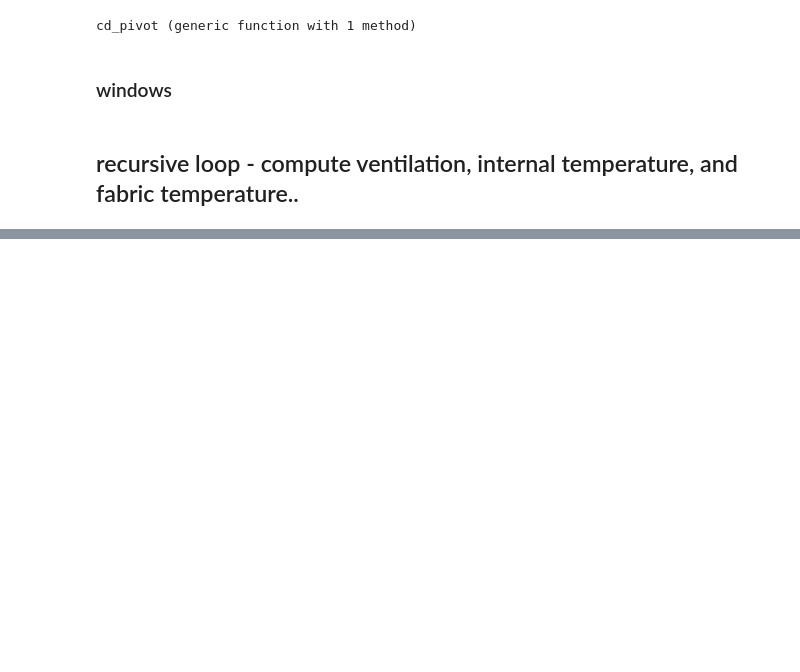
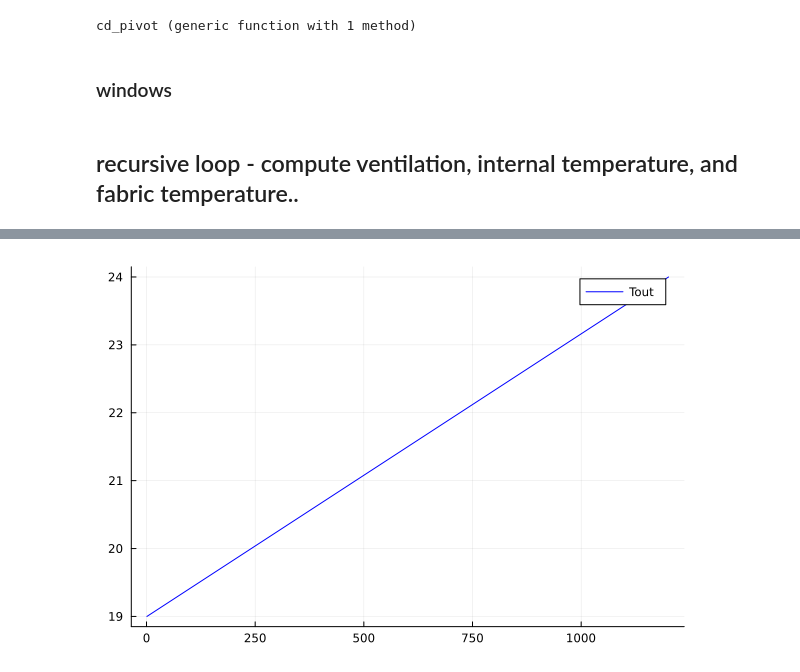
Before and after one commit to juliet29/bthermal_model, a Jupyter notebook: notebooks/hw7q4.ipynb, the cells around one changed output, grey strips where cells are left out. Cells and saved outputs as stored; diff of their text form; code cells hidden in the pictures; blank space fills up the shorter version.

```diff
--- a/notebooks/hw7q4.ipynb
+++ b/notebooks/hw7q4.ipynb
@@ -226,2 +215,7 @@ Q_tot
+# %%
+Plots.plot(vec(time_in_hours), label="Tout", linecolor="blue")
+# Plots.plot!(vec(Tint), label="Tint", linecolor="red")
+# %% [output]
+[figure, added]
 # %%
 Vnvtot = Q_tot;
```
Also changed, not shown: parts of 12 cells of this notebook.
